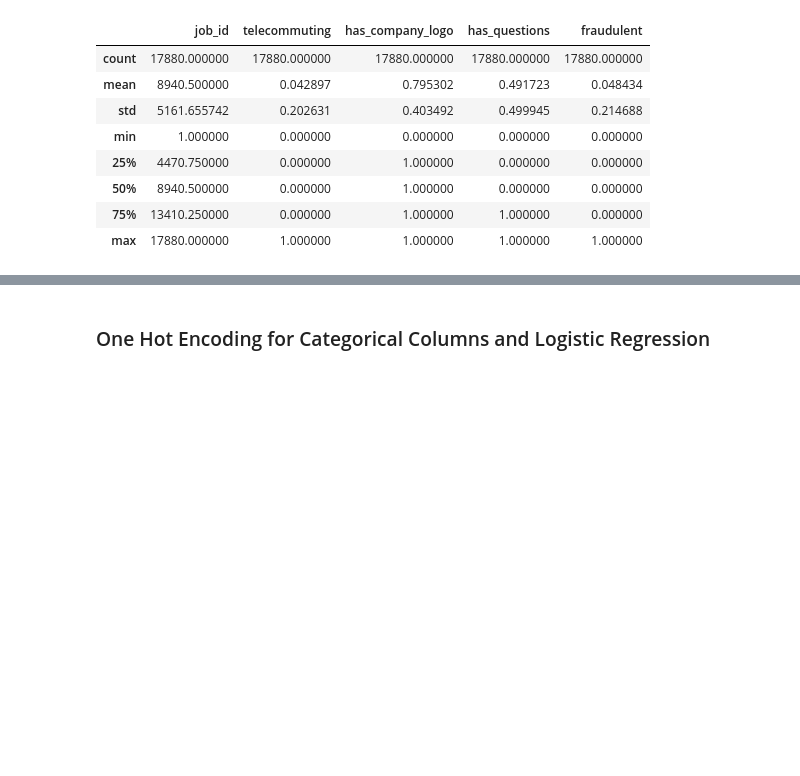
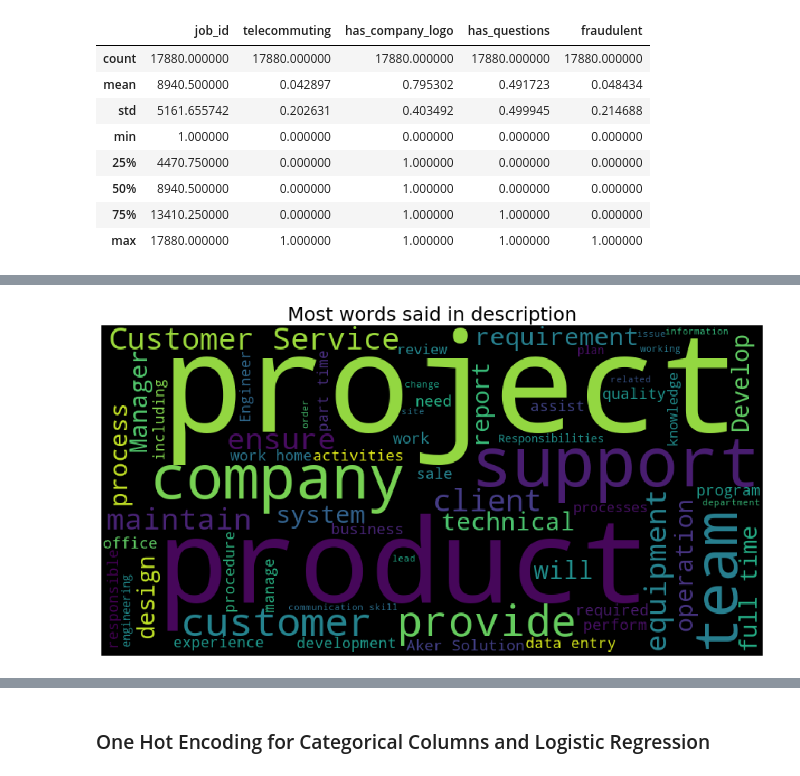
Before and after one commit to mikongame/Module-3-Project-2-ML-Fraud-Detection, a Jupyter notebook: your-code/My part of the project.ipynb, the cells around one changed output, grey strips where cells are left out. Drawn from its saved outputs; the diff is of its cells as text; code cells hidden in the pictures; blank space fills up the shorter version.

```diff
--- a/your-code/My part of the project.ipynb
+++ b/your-code/My part of the project.ipynb
@@ -125,0 +186,12 @@ data_1 = data_1.drop(["job_id"], axis = 1)
+# %%
+stopwords = STOPWORDS
+wordcloud = WordCloud(width=800,height=400,stopwords=stopwords, min_font_size=10,max_words=150,
+                      repeat=False,min_word_length=4).generate(" ".join(data_1["description"]))
+
+plt.figure(figsize=(20,8))
+plt.imshow(wordcloud)
+plt.axis("off")
+plt.title("Most words said in description", fontsize=25)
+plt.show()
+# %% [output]
+[figure, added]
```
Also changed, not shown: parts of 20 cells of this notebook.
